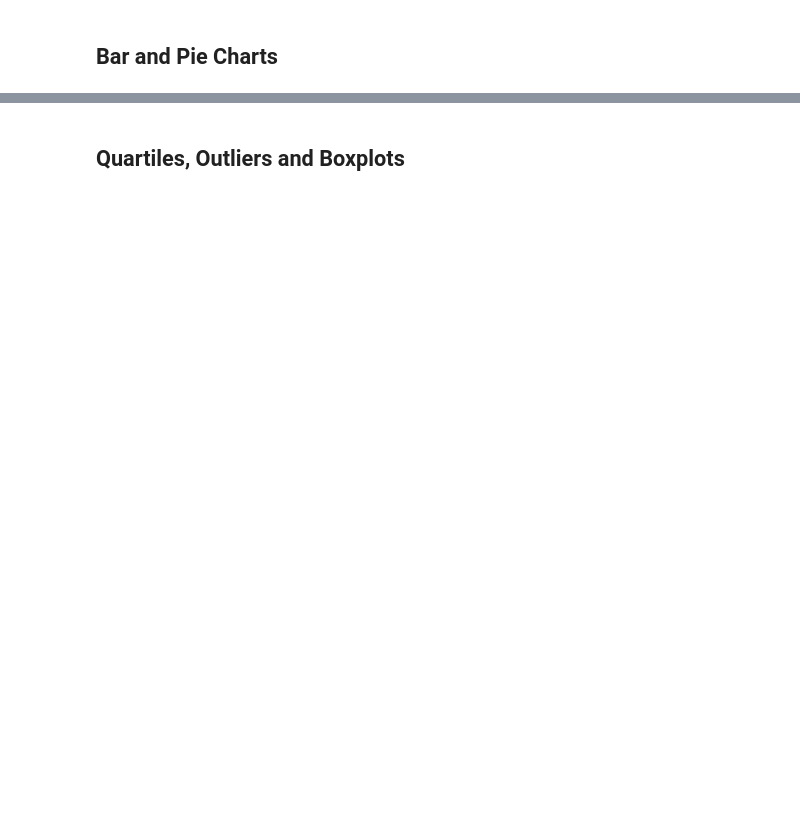
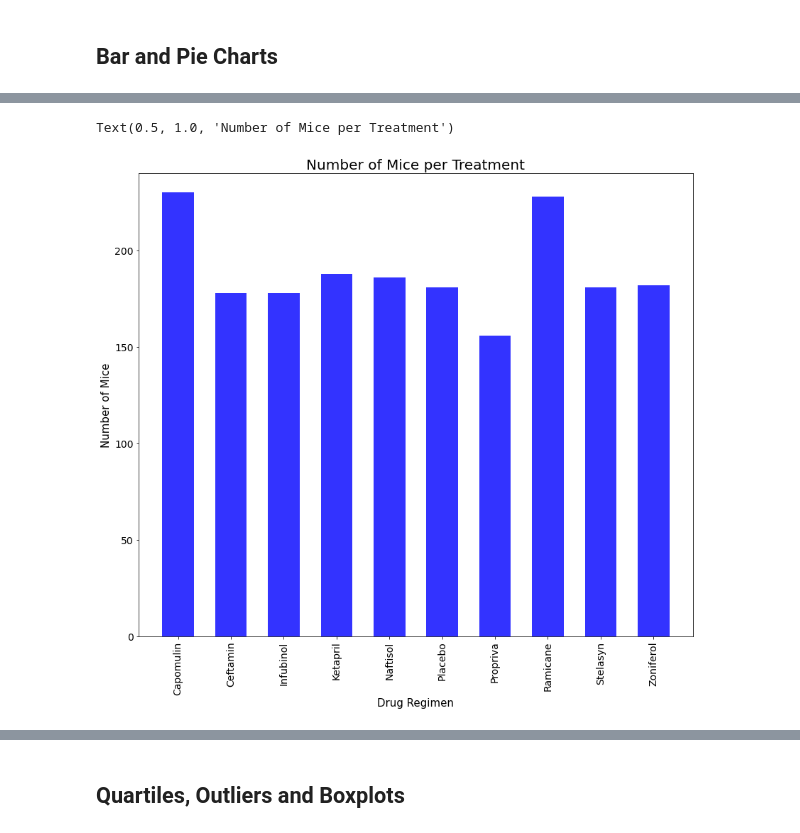
Before and after one commit to i1620/matplotlib-challenge, a Jupyter notebook: pymaceuticals.ipynb, the cells around one changed output, grey strips where cells are left out. Drawn from its saved outputs; the diff is of its cells as text; code cells hidden in the pictures; blank space fills up the shorter version.

```diff
--- a/pymaceuticals.ipynb
+++ b/pymaceuticals.ipynb
@@ -66,0 +179,22 @@ AttributeError: 'DataFrame' object has no attribute 'value_counts'
+# %%
+# Generate a bar plot showing the total number of mice for each treatment
+# throughout the course of the study using pyplot.
+
+list_of_mice = (clean_data.groupby(["Drug Regimen"])["Mouse ID"].count()).tolist()
+x_axis = np.arange(len(list_of_mice))
+plt.figure(figsize=(14,12))
+plt.bar(x_axis,list_of_mice, color = "blue", alpha = 0.8, align="center", width = 0.6)
+
+tick_locations = [value for value in x_axis]
+plt.xticks(tick_locations, ["Capomulin","Ceftamin", "Infubinol","Ketapril",
+                            "Naftisol", "Placebo" ,"Propriva", "Ramicane", "Stelasyn", "Zoniferol" ], rotation=90)
+plt.xticks(fontsize=14)
+plt.yticks(fontsize=14)
+plt.xlim(-0.75, len(x_axis)-0.25)
+plt.ylim(0, max(list_of_mice)+10)
+plt.xlabel("Drug Regimen", fontsize= 15)
+plt.ylabel("Number of Mice", fontsize= 15)
+plt.title("Number of Mice per Treatment", fontsize=20)
+# %% [output]
+Text(0.5, 1.0, 'Number of Mice per Treatment')
+[figure, added]
```
Also changed, not shown: parts of 30 cells of this notebook.
